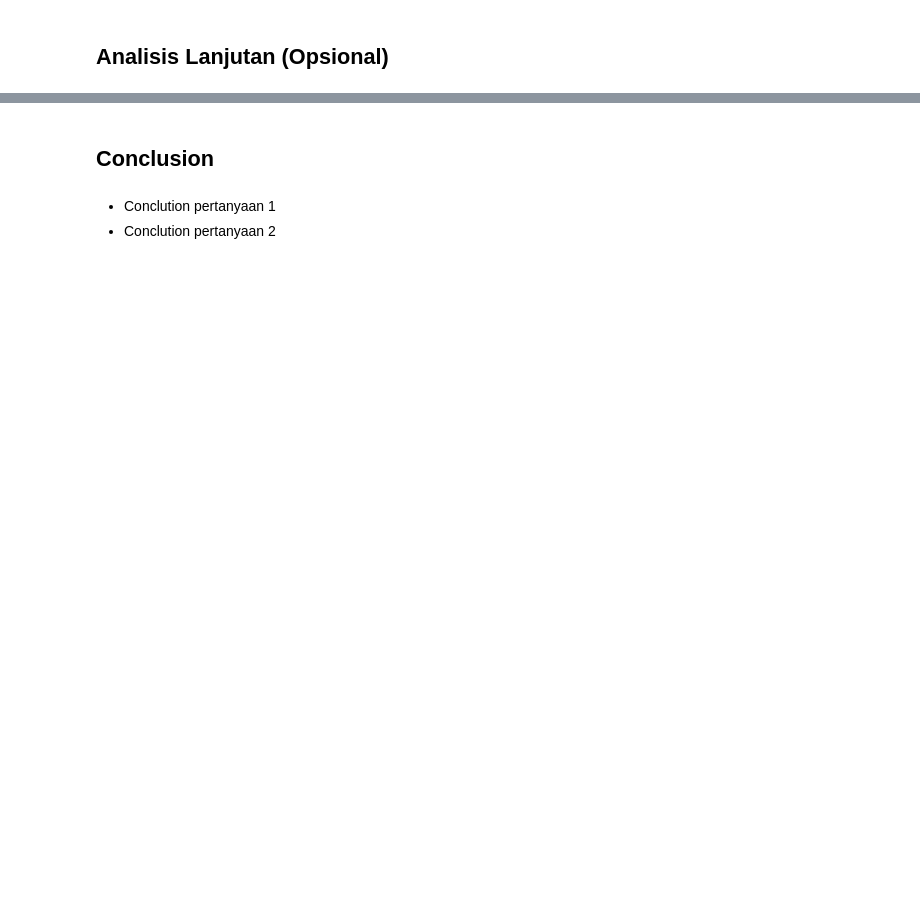
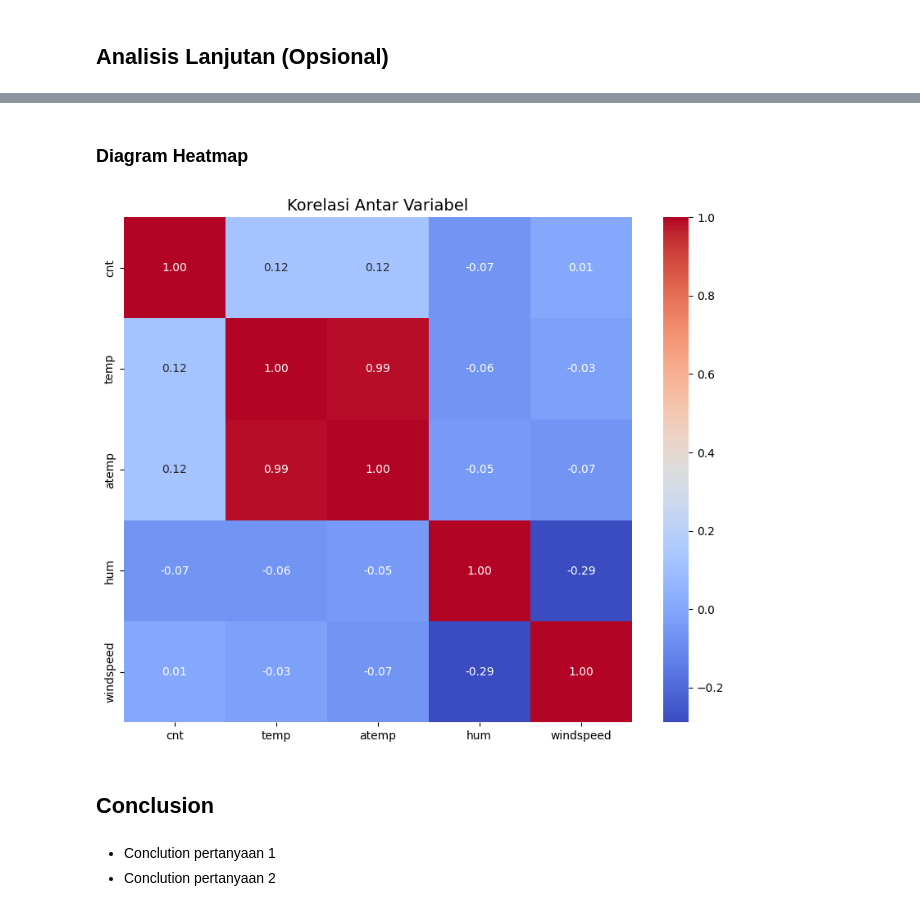
Before and after one commit to raddva/bike-sharing-dataset, a Jupyter notebook: notebook.ipynb, the cells around one changed output, grey strips where cells are left out. Cells and saved outputs as stored; diff of their text form; code cells hidden in the pictures; blank space fills up the shorter version.

```diff
--- a/notebook.ipynb
+++ b/notebook.ipynb
@@ -143,3 +179,14 @@ all_data.to_csv('main_data.csv', index=False)
+# %% [markdown]
+### Diagram Heatmap
+# %%
+# Heatmap korelasi antar variabel
+plt.figure(figsize=(10, 8))
+correlation = main_data[['cnt', 'temp', 'atemp', 'hum', 'windspeed']].corr()
+sns.heatmap(correlation, annot=True, cmap='coolwarm', fmt=".2f")
+plt.title('Korelasi Antar Variabel', fontsize=14)
+plt.show()
+# %% [output]
+[figure, added]
 # %% [markdown]
 ## Conclusion
 # %% [markdown]
```
Also changed, not shown: parts of 8 cells of this notebook.
